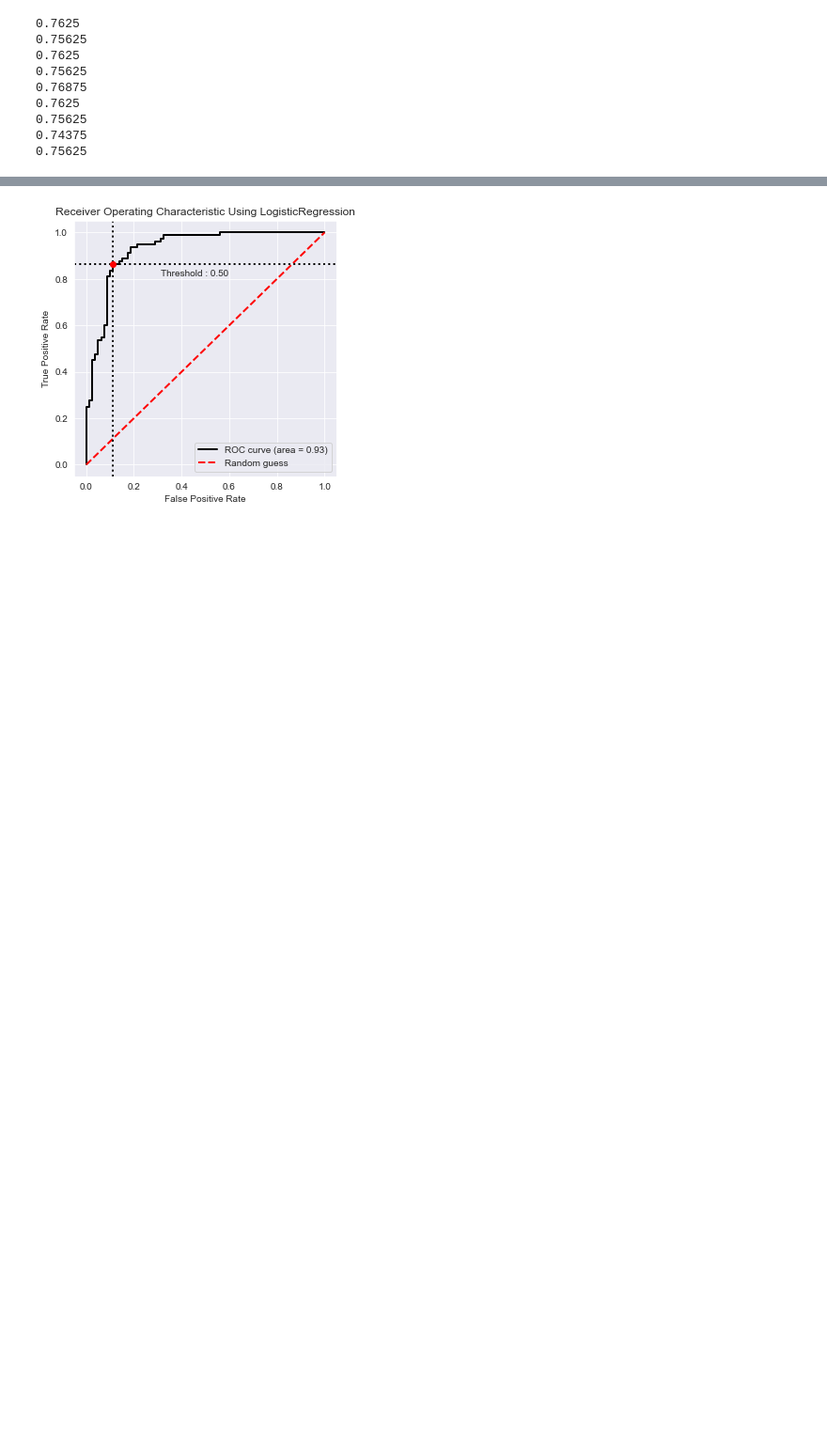
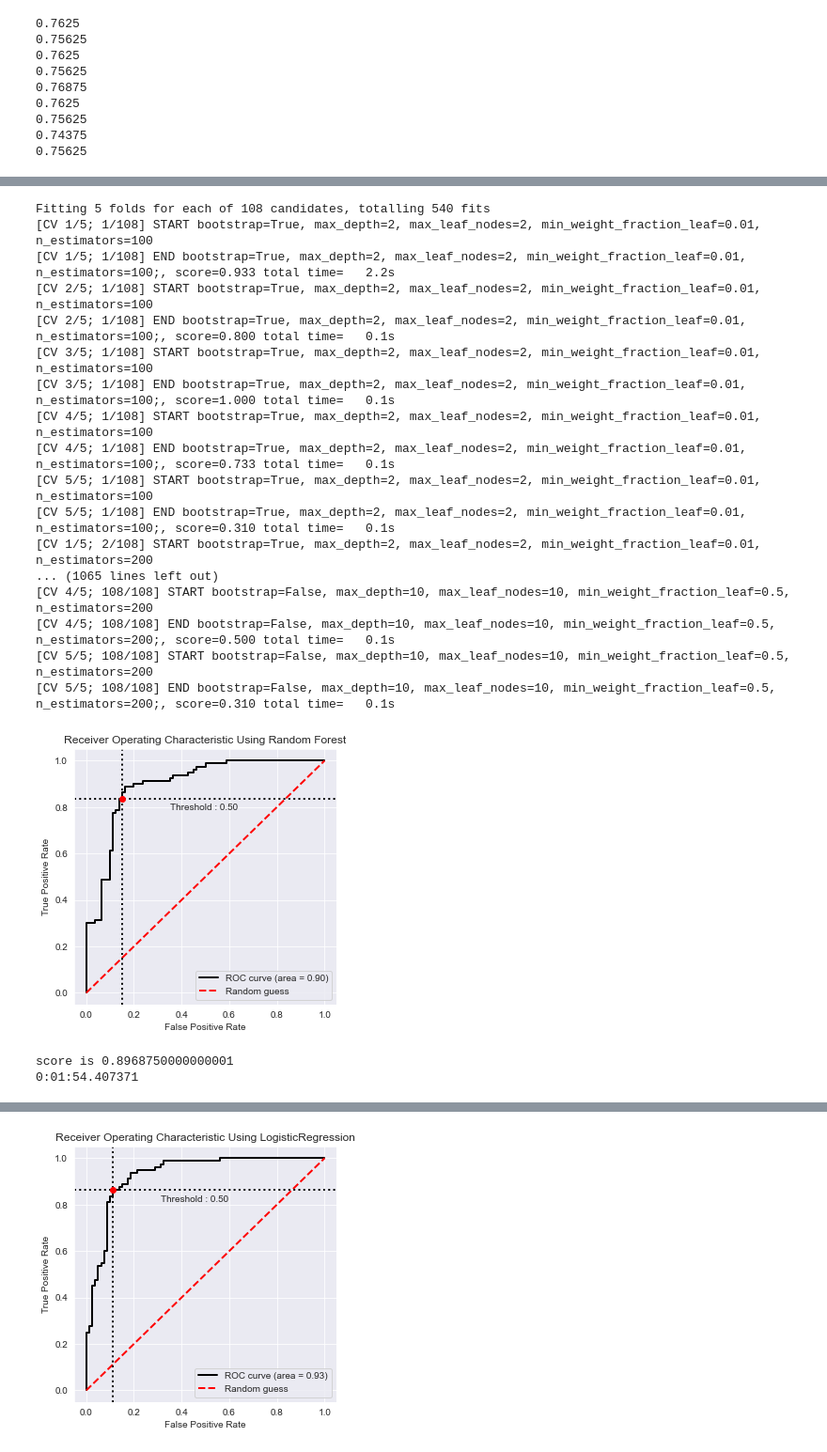
Before and after one commit to XiaoqiW09/M2R, a Jupyter notebook: Alcoholic EEG.ipynb, the cells around one changed output, grey strips where cells are left out. Shown at 94% size. Drawn from its saved outputs; the diff is of its cells as text; code cells hidden in the pictures; blank space fills up the shorter version.

Commit message:
add GridSearch for RF

```diff
--- a/Alcoholic EEG.ipynb
+++ b/Alcoholic EEG.ipynb
@@ -297,4 +267,48 @@ print(end-start)
 # %%
 s12_sig_train = sig.sig(s12_X_train, 2)
 s12_sig_test = sig.sig(t12_X_test, 2)
+# %%
+start = datetime.datetime.now()
+rf = RandomForestClassifier(random_state=0, n_jobs=10)
+parameters = param_grid = {'min_weight_fraction_leaf': [0.01, 0.1, 0.5],
+                           'bootstrap': [True, False],
+                           'max_depth': (2, 5, 10),
+                           'max_leaf_nodes': (2, 5, 10),
+                           'n_estimators': (100, 200)}
+clf = GridSearchCV(rf, parameters, verbose=10)
+clf.fit(s12_sig_train, s12_y_train)
+y_pred_proba = clf.predict_proba(s12_sig_test)[:,1]
+y_pred = clf.predict(s12_sig_test)
+
+bc = BinaryClassification(t12_y_test, y_pred_proba, labels=["Class 0", "Class 1"])
+# Figures
+plt.figure(figsize=(5,5))
+bc.plot_roc_curve()
+plt.title("Receiver Operating Characteristic Using Random Forest")
+plt.show()
+score = roc_auc_score(t12_y_test, y_pred_proba)
+end = datetime.datetime.now()
+print("score is " + str(score))
+print(end-start)
+# %% [output]
+Fitting 5 folds for each of 108 candidates, totalling 540 fits
+[CV 1/5; 1/108] START bootstrap=True, max_depth=2, max_leaf_nodes=2, min_weight_fraction_leaf=0.01, n_estimators=100
+[CV 1/5; 1/108] END bootstrap=True, max_depth=2, max_leaf_nodes=2, min_weight_fraction_leaf=0.01, n_estimators=100;, score=0.933 total time=   2.2s
+[CV 2/5; 1/108] START bootstrap=True, max_depth=2, max_leaf_nodes=2, min_weight_fraction_leaf=0.01, n_estimators=100
+[CV 2/5; 1/108] END bootstrap=True, max_depth=2, max_leaf_nodes=2, min_weight_fraction_leaf=0.01, n_estimators=100;, score=0.800 total time=   0.1s
+[CV 3/5; 1/108] START bootstrap=True, max_depth=2, max_leaf_nodes=2, min_weight_fraction_leaf=0.01, n_estimators=100
+[CV 3/5; 1/108] END bootstrap=True, max_depth=2, max_leaf_nodes=2, min_weight_fraction_leaf=0.01, n_estimators=100;, score=1.000 total time=   0.1s
+[CV 4/5; 1/108] START bootstrap=True, max_depth=2, max_leaf_nodes=2, min_weight_fraction_leaf=0.01, n_estimators=100
+[CV 4/5; 1/108] END bootstrap=True, max_depth=2, max_leaf_nodes=2, min_weight_fraction_leaf=0.01, n_estimators=100;, score=0.733 total time=   0.1s
+[CV 5/5; 1/108] START bootstrap=True, max_depth=2, max_leaf_nodes=2, min_weight_fraction_leaf=0.01, n_estimators=100
+[CV 5/5; 1/108] END bootstrap=True, max_depth=2, max_leaf_nodes=2, min_weight_fraction_leaf=0.01, n_estimators=100;, score=0.310 total time=   0.1s
+[CV 1/5; 2/108] START bootstrap=True, max_depth=2, max_leaf_nodes=2, min_weight_fraction_leaf=0.01, n_estimators=200
+... (1065 lines left out)
+[CV 4/5; 108/108] START bootstrap=False, max_depth=10, max_leaf_nodes=10, min_weight_fraction_leaf=0.5, n_estimators=200
+[CV 4/5; 108/108] END bootstrap=False, max_depth=10, max_leaf_nodes=10, min_weight_fraction_leaf=0.5, n_estimators=200;, score=0.500 total time=   0.1s
+[CV 5/5; 108/108] START bootstrap=False, max_depth=10, max_leaf_nodes=10, min_weight_fraction_leaf=0.5, n_estimators=200
+[CV 5/5; 108/108] END bootstrap=False, max_depth=10, max_leaf_nodes=10, min_weight_fraction_leaf=0.5, n_estimators=200;, score=0.310 total time=   0.1s
+[figure, added]
+score is 0.8968750000000001
+0:01:54.407371
 # %%
```
Also changed, not shown: parts of 6 cells of this notebook.
